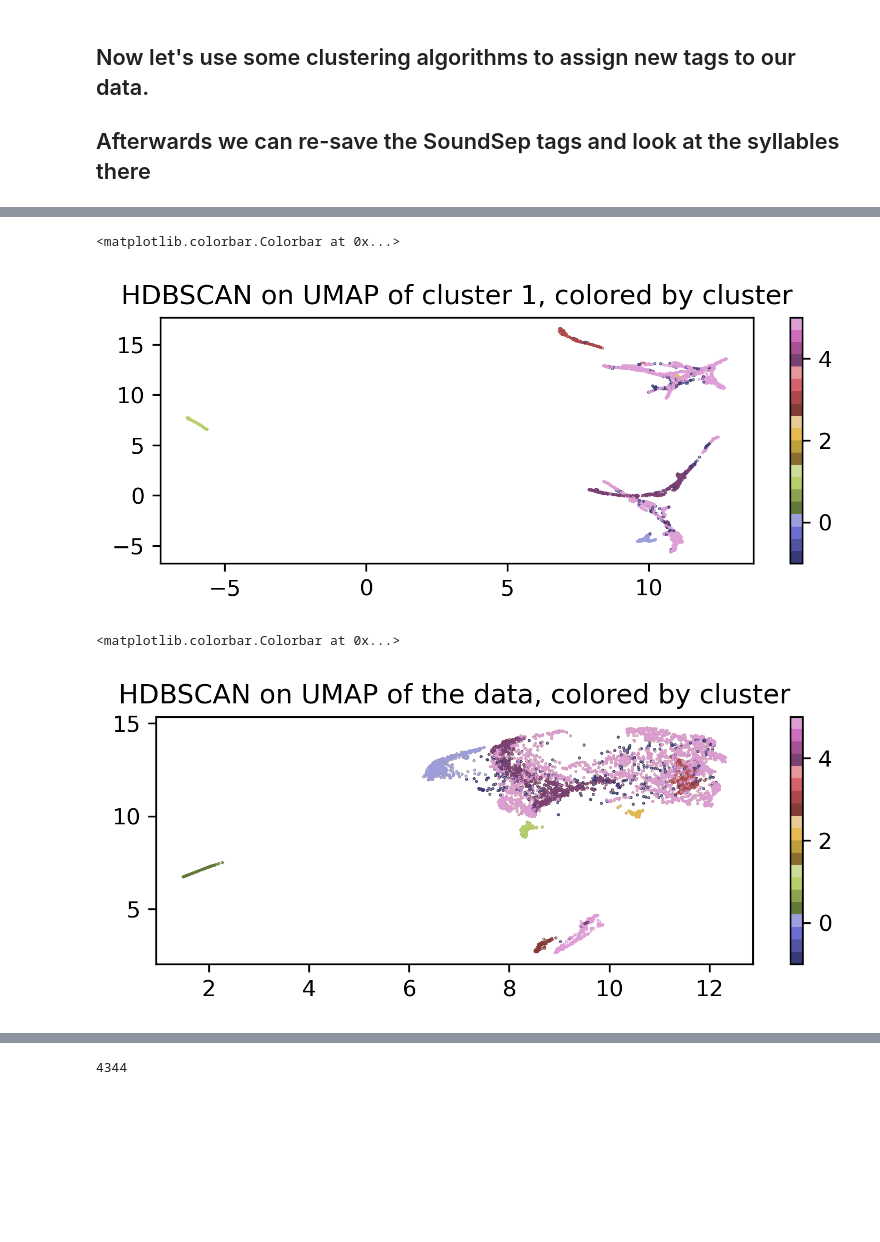
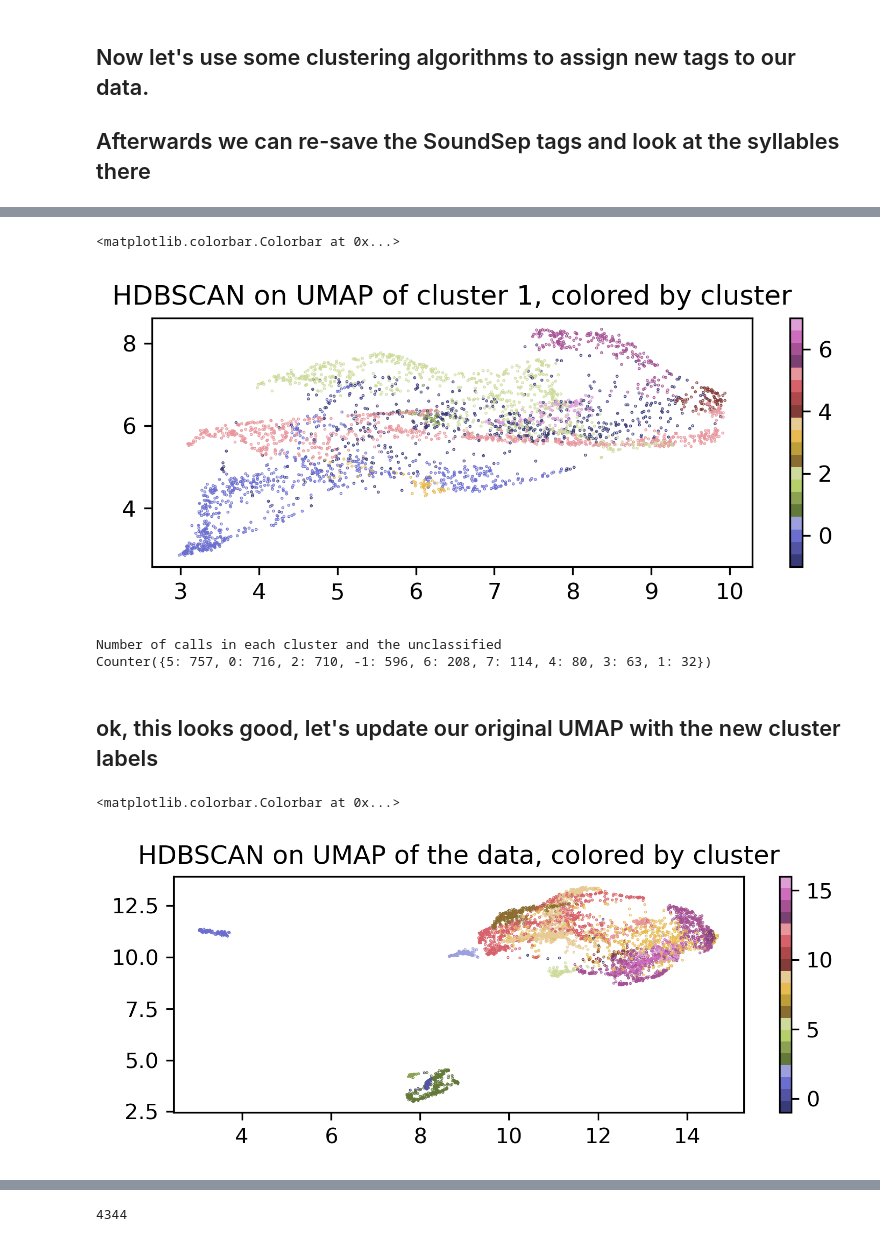
Before and after one commit to billewood/truman, a Jupyter notebook: cluster_syllables_from_h5.ipynb, the cells around one changed output, grey strips where cells are left out. Cells and saved outputs as stored; diff of their text form; code cells hidden in the pictures; blank space fills up the shorter version.

```diff
--- a/cluster_syllables_from_h5.ipynb
+++ b/cluster_syllables_from_h5.ipynb
@@ -461,0 +516,10 @@ Counter({1: 3761, 4: 261, 0: 97, 2: 87, 3: 31, -1: 2})
+# %%
+# but let's try making a new umap fit just based on this cluster
+cluster_data = Z_PCA_Balanced_All[cluster_ind,:]
+
+# plot it pca space
+plt.figure(figsize=(10, 5))
+plt.scatter(cluster_data[:,0], cluster_data[:,1], cmap = 'tab20')
+plt.xlabel('PCA 1')
+plt.ylabel('PCA 2')
+plt.title('PCA of the data, balanced and zscored, 10 components, 2 dimensions')
@@ -462,43 +529,48 @@ Counter({1: 3761, 4: 261, 0: 97, 2: 87, 3: 31, -1: 2})
 # %%
-# just take cluster 1 and plot a new umap
-indCluster1 = np.where(clusterer.labels_ == 1)[0]
-umapCluster1 = umapAll[indCluster1,:]
-# plt.figure(figsize=(6,2), dpi=300)
-# plt.scatter(umapCluster1[:, 0], umapCluster1[:, 1], s=0.1, c='r')
-# plt.title('UMAP of cluster 1')
-
-# but let's try making a new umap fit just based on this cluster
-umapFitCluster1 = umap.UMAP(
-        n_neighbors=int(len(umapCluster1)/MAXSYLL),
+# make a new umap fit
+umapFitCluster = umap.UMAP(
+        n_neighbors=int(len(cluster_data)/MAXSYLL),
         min_dist=0.1,
-        n_components=3,
-        random_state=42).fit(umapCluster1)
+        n_components=4,
+        random_state=42).fit(cluster_data)
 
 # project the data into the new umap
-umapCluster1Data = umapFitCluster1.transform(umapCluster1)
+umapClusterData = umapFitCluster.transform(cluster_data)
 
 # now let's cluster the cluster
 min_cluster_size = 15
 min_samples = 15
 cluster_selection_epsilon = 0.4
-clustererCluster1 = hdbscan.HDBSCAN(min_cluster_size=min_cluster_size, min_samples=min_samples, cluster_selection_epsilon=cluster_selection_epsilon)
-clustererCluster1.fit(umapCluster1)
+clustererCluster = hdbscan.HDBSCAN(min_cluster_size=min_cluster_size, min_samples=min_samples, cluster_selection_epsilon=cluster_selection_epsilon)
+clustererCluster.fit(umapClusterData)
 
 # Plot the new umap with new clusters
 plt.figure(figsize=(6,2), dpi=300)
-plt.scatter(umapCluster1Data[:, 0], umapCluster1Data[:, 1], s=0.1, c=clustererCluster1.labels_, cmap='tab20b')
+plt.scatter(umapClusterData[:, 0], umapClusterData[:, 1], s=0.1, c=clustererCluster.labels_, cmap='tab20b')
 plt.title('HDBSCAN on UMAP of cluster 1, colored by cluster')
 plt.colorbar()
 # %% [output]
 <matplotlib.colorbar.Colorbar at 0x...>
-[figure, old version]
+[figure, new version]
+# %%
+# print the number of calls in each cluster and the unclassified
+print('Number of calls in each cluster and the unclassified')
+print(Counter(clustererCluster.labels_))
+# %% [output]
+Number of calls in each cluster and the unclassified
+Counter({5: 757, 0: 716, 2: 710, -1: 596, 6: 208, 7: 114, 4: 80, 3: 63, 1: 32})
+# %% [markdown]
+## ok, this looks good, let's update our original UMAP with the new cluster labels
 # %%
-# let's plot the cluster identities in the original umap space
+# update the cluster labels
+clustererCluster.labels_ += np.max(clusterer.labels_) + 2
+clusterer.labels_[cluster_ind] = clustererCluster.labels_
+
+# Plot the clusters
 plt.figure(figsize=(6,2), dpi=300)
 plt.scatter(umapAll[:, 0], umapAll[:, 1], s=0.1, c=clusterer.labels_, cmap='tab20b')
-plt.scatter(umapCluster1[:, 0], umapCluster1[:, 1], s=0.1, c=clustererCluster1.labels_, cmap='tab20b')
 plt.title('HDBSCAN on UMAP of the data, colored by cluster')
 plt.colorbar()
 # %% [output]
 <matplotlib.colorbar.Colorbar at 0x...>
-[figure, old version]
+[figure, new version]
```
Also changed, not shown: parts of 40 cells of this notebook, 4 other files.
